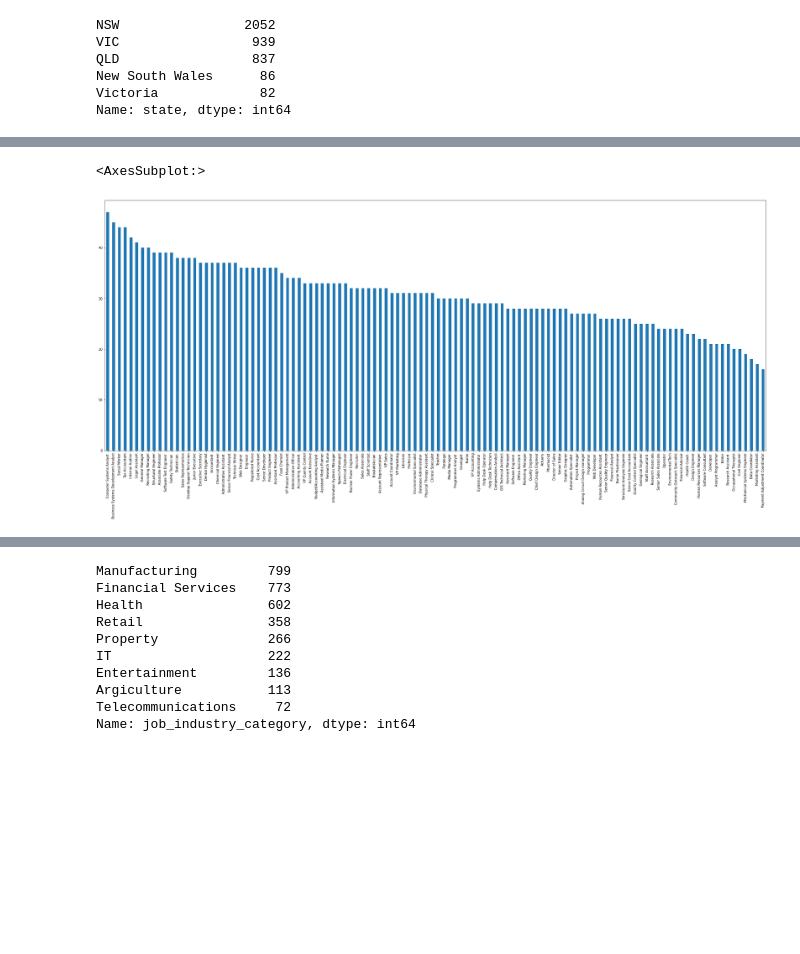
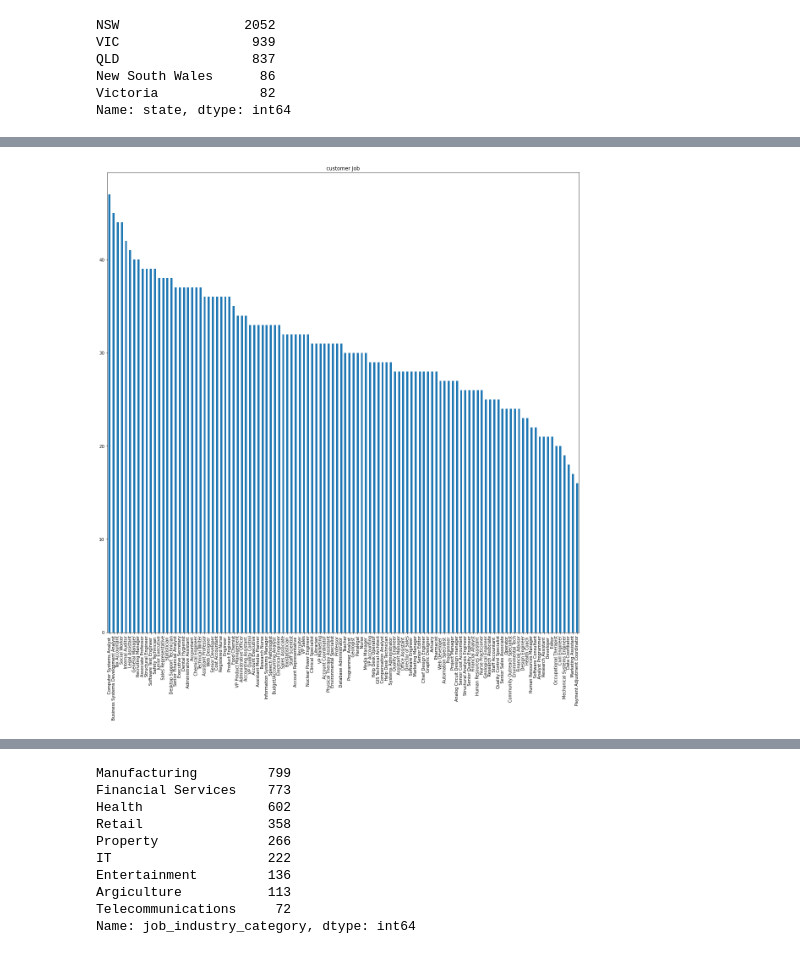
Before and after one commit to Dielvic/KPMG-Analysis-Virtual-Stage, a Jupyter notebook: KPMG_virtual_stage.ipynb, the cells around one changed output, grey strips where cells are left out. Saved outputs shown, nothing was run; the diff lists cells and outputs as text; code cells hidden in the pictures; blank space fills up the shorter version.

```diff
--- a/KPMG_virtual_stage.ipynb
+++ b/KPMG_virtual_stage.ipynb
@@ -448,11 +471,12 @@ df_inner['job_title'] = df_inner['job_title'].str.rstrip('I')
 #retirons les suffixes en "V" afin de regroper les métiers
 df_inner['job_title'] = df_inner['job_title'].str.rstrip('IV')
 # %%
-plt.figure(figsize=(36,14))
+plt.figure(figsize=(20,20))
 df_inner["job_title"].value_counts().plot.bar()
+plt.title('customer Job')
+plt.savefig('job.jpg')
 # %% [output]
-<AxesSubplot:>
-[figure, old version]
+[figure, new version]
 # %%
 df_inner["job_title"].value_counts()
 # %% [output]
```
Also changed, not shown: parts of 66 cells of this notebook.
